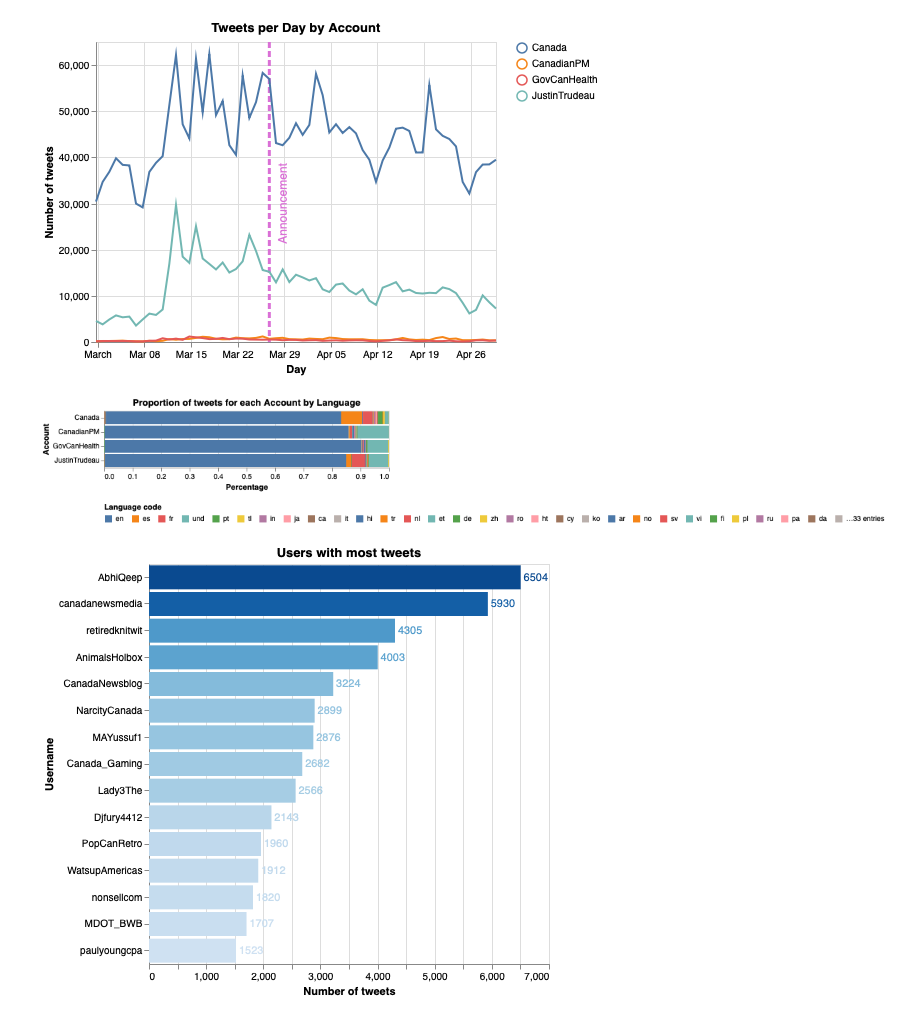
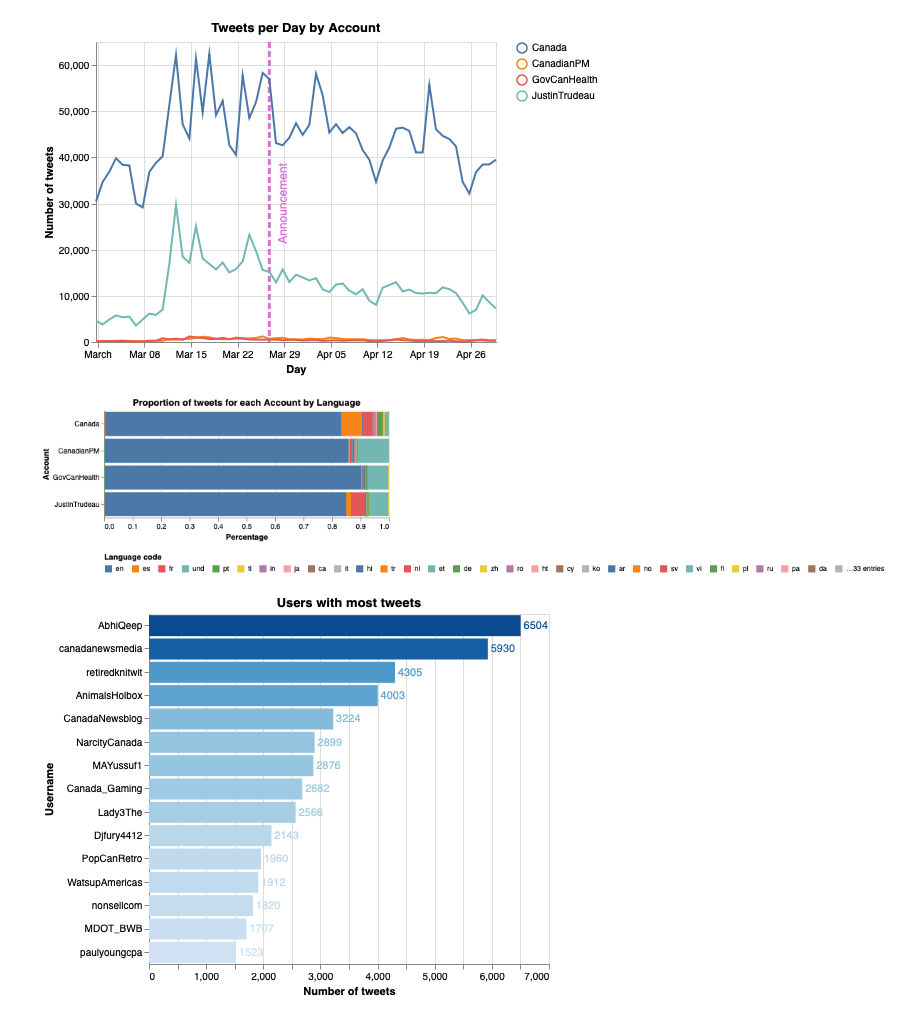
Before and after one commit to vcuspinera/Canada_response_covid, a Jupyter notebook: src/EDA.ipynb, the cells around one changed output. Saved outputs shown, nothing was run; the diff lists cells and outputs as text; code cells hidden in the pictures.

Commit message:
Update size of plots

```diff
--- a/src/EDA.ipynb
+++ b/src/EDA.ipynb
@@ -210,18 +210,19 @@ rule + lines + text
 # %%
 # Proportion of tweets for each Account by Language
 df_aux = pd.DataFrame(df_tot.groupby(['account', 'lang'])['content'].count()).reset_index()
 sort_lang = pd.DataFrame(df_aux.groupby(['lang'])['content'].sum()).reset_index().sort_values(by=['content'], ascending=False).reset_index()['lang']
 
 alt.Chart(df_aux).mark_bar().encode(
     x=alt.X('sum(content)', stack="normalize", title="Percentage"),
     y=alt.Y('account', title="Account"),
     color=alt.Color('lang', sort=sort_lang.to_list(), title="Language code", legend=alt.Legend(orient="bottom")),
     tooltip=['account' , 'lang']
 ).properties(
-    title='Proportion of tweets for each Account by Language'
+    title='Proportion of tweets for each Account by Language',
+    height=150
 )
 # %% [output]
-[figure, old version]
+[figure, new version]
 # %%
 # Users with most tweets that mention/or are related with the official Canadian accounts.
 df_aux = pd.DataFrame(df_tot.groupby(['username'])['content'].count()).reset_index().sort_values(by=['content'], ascending=False).reset_index(drop=True)#['username']
@@ -242,9 +243,9 @@ text = bars.mark_text(
     text='content:Q'
 )
 
-(bars + text).properties(height=400)
+(bars + text).properties(height=350)
 # %% [output]
-[figure, old version]
+[figure, new version]
 # %%
 df_tot.head(3)
 # %% [output]
```
